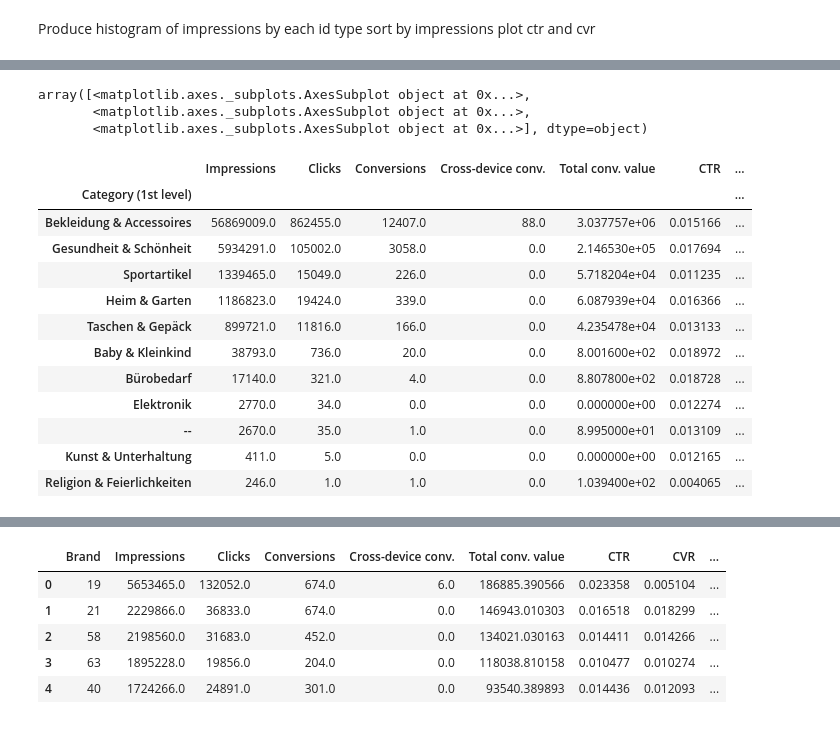
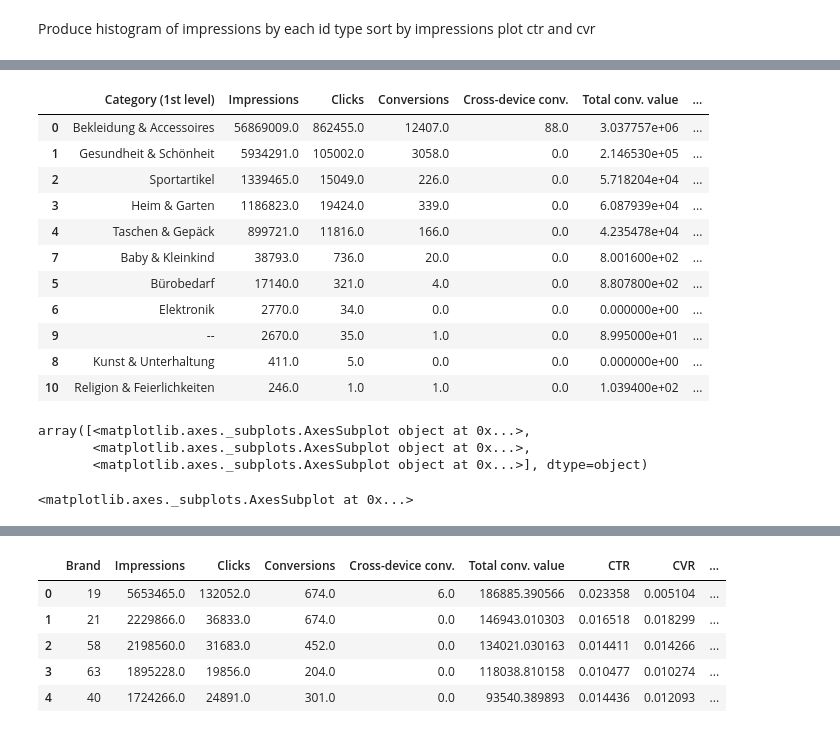
Before and after one commit to seanv507/crea, a Jupyter notebook: crealytics.ipynb, the cells around one changed output, grey strips where cells are left out. Saved outputs shown, nothing was run; the diff lists cells and outputs as text; code cells hidden in the pictures.

```diff
--- a/crealytics.ipynb
+++ b/crealytics.ipynb
@@ -347,0 +449,36 @@ def calc_metrics(df,gps):
+# %%
+def map_lookup(df, lookup_df=None, subset=None):
+    if lookup_df is None:
+        return
+    cats = set(df.columns) & set(lookup_df.index.levels[0])
+    if subset:
+        cats &= subset
+    for c in cats:
+       df[c] = df[c].map(lookup_df.xs(c).id)
+
+
+def calc_metrics(df,gps,alpha=0.75, lookup_df = None):
+    # http://stackoverflow.com/a/922796/
+
+
+    met=df.groupby(gps)[['Impressions','Clicks','Conversions', 'Cross-device conv.', 'Total conv. value']].sum()
+    met.reset_index(inplace=True)
+    # map on index doesn't accept series
+    #if isinstance(gps, basestring):
+    #    gps=[gps]
+    #for g in gps:
+    #    if g in lookup_df.index.levels[0]:
+
+    #        met[g] = met[g].map(lookup_df.xs(g).id)
+    #map_lookup(met, lookup_df)
+    met['CTR%']=met['Clicks'].div(met['Impressions'])*100
+    x = beta.interval(alpha, met['Clicks']+.5, met['Impressions']-met['Clicks']+.5)
+    met['CTR_{:.2f}%'.format(.5 - alpha/2.0)] = x[0]*100
+    met['CTR_{:.2f}%'.format(.5 + alpha/2.0)] = x[1]*100
+
+    met['CVR%']=met['Conversions'].div(met['Clicks'])*100
+    x = beta.interval(alpha, met['Conversions']+.5, met['Clicks']-met['Conversions']+.5)
+    met['CVR_{:.2f}%'.format(.5 - alpha/2.0)] = x[0]*100
+    met['CVR_{:.2f}%'.format(.5 + alpha/2.0)] = x[1]*100
+
+    return met
@@ -352 +598,16 @@ cat1=calc_metrics(df_mg,'Category (1st level)')
+# %%
+cat1
+# %% [output]
+|  | Category (1st level) | Impressions | Clicks | Conversions | Cross-device conv. | Total conv. value | ... |
+| 0 | Bekleidung & Accessoires | 56869009.0 | 862455.0 | 12407.0 | 88.0 | 3.037757e+06 | ... |
+| 1 | Gesundheit & Schönheit | 5934291.0 | 105002.0 | 3058.0 | 0.0 | 2.146530e+05 | ... |
+| 2 | Sportartikel | 1339465.0 | 15049.0 | 226.0 | 0.0 | 5.718204e+04 | ... |
+| 3 | Heim & Garten | 1186823.0 | 19424.0 | 339.0 | 0.0 | 6.087939e+04 | ... |
+| 4 | Taschen & Gepäck | 899721.0 | 11816.0 | 166.0 | 0.0 | 4.235478e+04 | ... |
+| 7 | Baby & Kleinkind | 38793.0 | 736.0 | 20.0 | 0.0 | 8.001600e+02 | ... |
+| 5 | Bürobedarf | 17140.0 | 321.0 | 4.0 | 0.0 | 8.807800e+02 | ... |
+| 6 | Elektronik | 2770.0 | 34.0 | 0.0 | 0.0 | 0.000000e+00 | ... |
+| 9 | -- | 2670.0 | 35.0 | 1.0 | 0.0 | 8.995000e+01 | ... |
+| 8 | Kunst & Unterhaltung | 411.0 | 5.0 | 0.0 | 0.0 | 0.000000e+00 | ... |
+| 10 | Religion & Feierlichkeiten | 246.0 | 1.0 | 1.0 | 0.0 | 1.039400e+02 | ... |
 # %%
@@ -355,19 +616,3 @@ cat1.plot(kind='bar',y=['Impressions','CTR','CVR'],subplots=True)
 array([<matplotlib.axes._subplots.AxesSubplot object at 0x...>,
        <matplotlib.axes._subplots.AxesSubplot object at 0x...>,
        <matplotlib.axes._subplots.AxesSubplot object at 0x...>], dtype=object)
-# %%
-cat1.head(20)
-# %% [output]
-|  | Impressions | Clicks | Conversions | Cross-device conv. | Total conv. value | CTR | ... |
-| Category (1st level) |  |  |  |  |  |  | ... |
-| Bekleidung & Accessoires | 56869009.0 | 862455.0 | 12407.0 | 88.0 | 3.037757e+06 | 0.015166 | ... |
-| Gesundheit & Schönheit | 5934291.0 | 105002.0 | 3058.0 | 0.0 | 2.146530e+05 | 0.017694 | ... |
-| Sportartikel | 1339465.0 | 15049.0 | 226.0 | 0.0 | 5.718204e+04 | 0.011235 | ... |
-| Heim & Garten | 1186823.0 | 19424.0 | 339.0 | 0.0 | 6.087939e+04 | 0.016366 | ... |
-| Taschen & Gepäck | 899721.0 | 11816.0 | 166.0 | 0.0 | 4.235478e+04 | 0.013133 | ... |
-| Baby & Kleinkind | 38793.0 | 736.0 | 20.0 | 0.0 | 8.001600e+02 | 0.018972 | ... |
-| Bürobedarf | 17140.0 | 321.0 | 4.0 | 0.0 | 8.807800e+02 | 0.018728 | ... |
-| Elektronik | 2770.0 | 34.0 | 0.0 | 0.0 | 0.000000e+00 | 0.012274 | ... |
-| -- | 2670.0 | 35.0 | 1.0 | 0.0 | 8.995000e+01 | 0.013109 | ... |
-| Kunst & Unterhaltung | 411.0 | 5.0 | 0.0 | 0.0 | 0.000000e+00 | 0.012165 | ... |
-| Religion & Feierlichkeiten | 246.0 | 1.0 | 1.0 | 0.0 | 1.039400e+02 | 0.004065 | ... |
@@ -373,0 +621,7 @@ cat1.head(20)
+# %%
+fig, axes = plt.subplots(3, 1, figsize=(6, 6), sharex=True);
+cat1_month.plot(x=['Category (1st level)','Month'],kind='bar',y='Impressions', ax= axes[0])
+cat1_month.plot(x=['Category (1st level)','Month'],kind='bar',y='CTR%', ax= axes[1])
+cat1_month.plot(x=['Category (1st level)','Month'],kind='bar',y='CVR%', ax= axes[2])
+# %% [output]
+<matplotlib.axes._subplots.AxesSubplot at 0x...>
```
Also changed, not shown: parts of 39 cells of this notebook.
